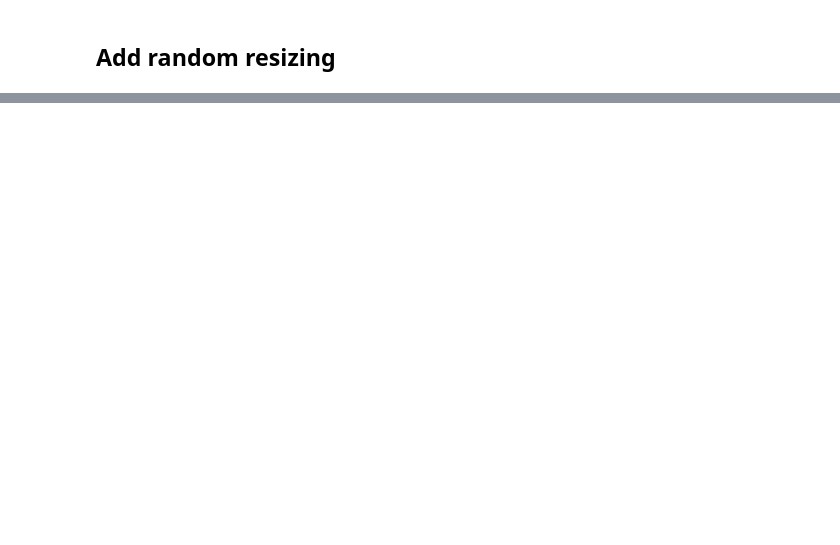
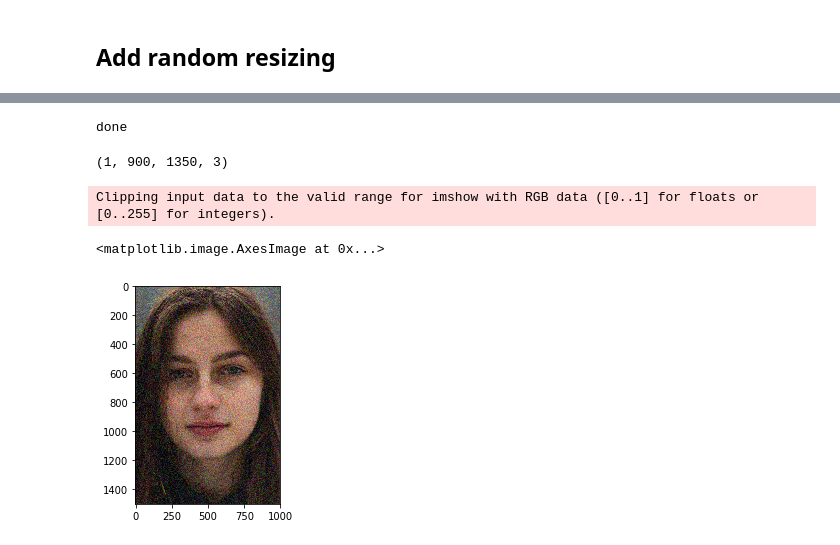
Before and after one commit to ouyangzhenxuan/MachineLearning-CNNs, a Jupyter notebook: demo2-lab1.ipynb, the cells around one changed output, grey strips where cells are left out. Cells and saved outputs as stored; diff of their text form; code cells hidden in the pictures; blank space fills up the shorter version.

```diff
--- a/demo2-lab1.ipynb
+++ b/demo2-lab1.ipynb
@@ -294,0 +309,6 @@ d
+# %%
+img_tensor = load_preprocess_img(img_url)
+print(img_tensor.shape)
+img_drawing = copy.deepcopy(img_tensor)
+plt.imshow(img_tensor[0])
+plt.show()
@@ -294,0 +335,17 @@ d
+# %%
+# generate video from images
+image_path = '/Users/ouyang/Desktop/CSE8324AdvancedMachineLearning/LectureNotesMaster-master/Lab1/images/'+model.name+'/'
+video_path = '/Users/ouyang/Desktop/CSE8324AdvancedMachineLearning/LectureNotesMaster-master/Lab1/videos/'+model.name+'/'
+generate_video_from_images(image_path=image_path, target_path=video_path)
+# %% [output]
+done
+# %%
+img_drawing.shape
+# %% [output]
+(1, 900, 1350, 3)
+# %%
+plt.imshow((img_drawing+1*np.random.normal(0, 0.08, img_drawing.shape))[0])
+# %% [output]
+Clipping input data to the valid range for imshow with RGB data ([0..1] for floats or [0..255] for integers).
+<matplotlib.image.AxesImage at 0x...>
+[figure, added]
```
Also changed, not shown: parts of 17 cells of this notebook, 1 other file.
